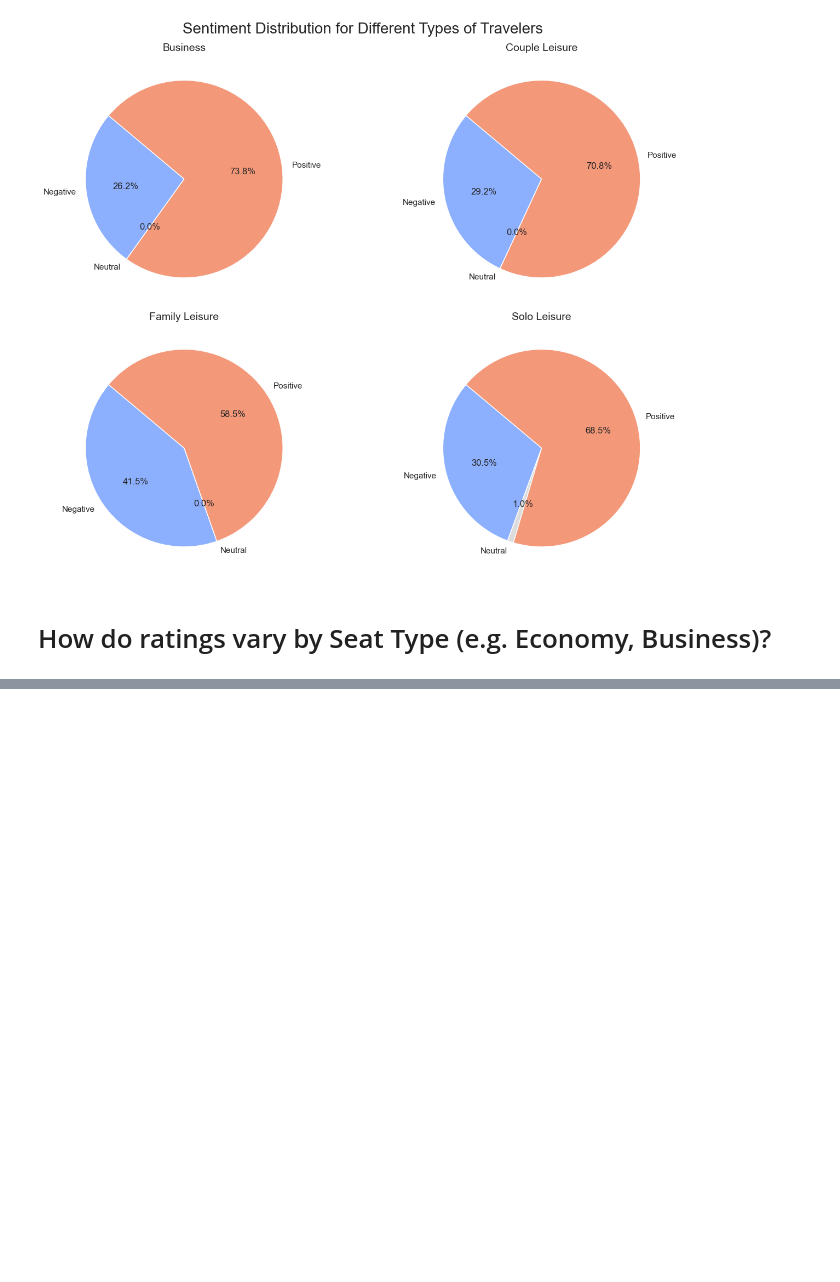
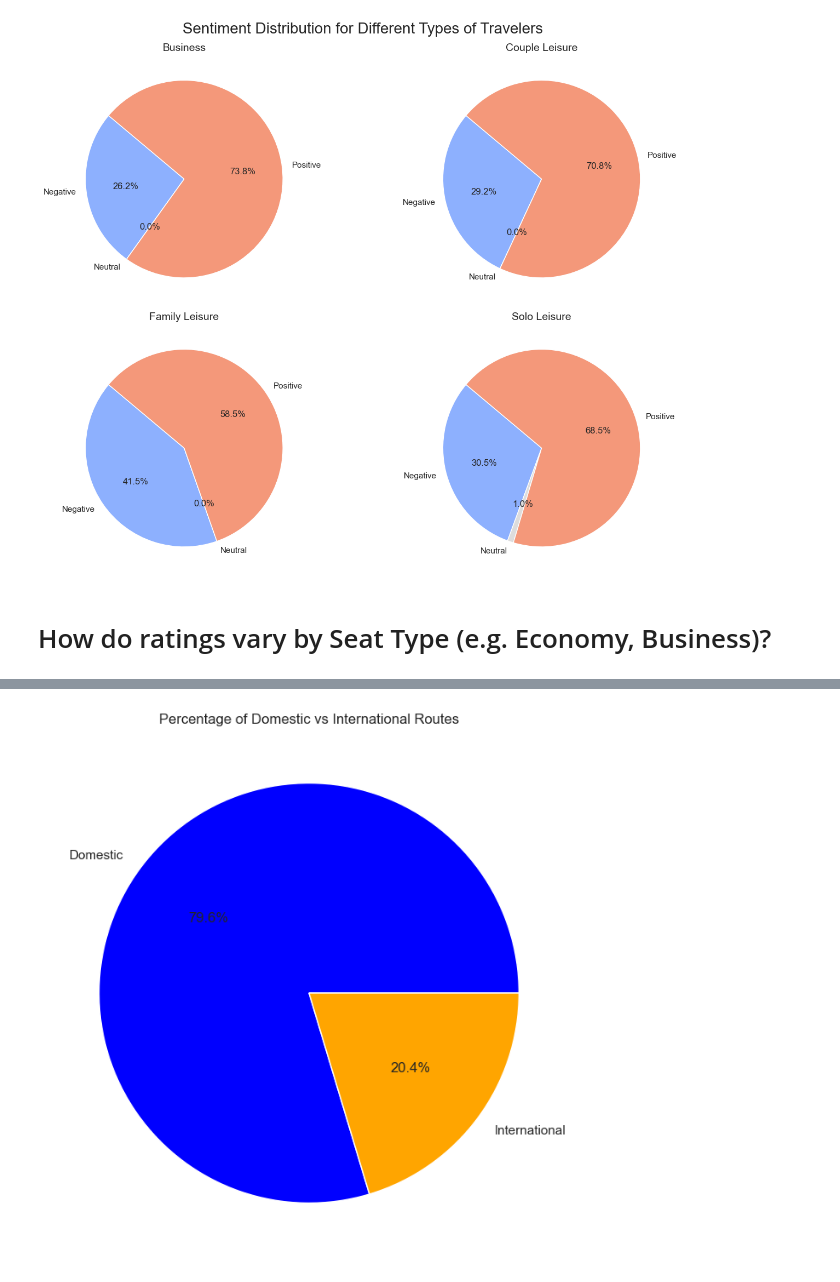
Before and after one commit to ainna-sabado/air-new-zealand-customer-feedback-analysis, a Jupyter notebook: customer-feedback-analysis.ipynb, the cells around one changed output, grey strips where cells are left out. Drawn from its saved outputs; the diff is of its cells as text; code cells hidden in the pictures; blank space fills up the shorter version.

```diff
--- a/customer-feedback-analysis.ipynb
+++ b/customer-feedback-analysis.ipynb
@@ -470,0 +796,14 @@ fig.show()
+# %%
+# Define the columns you want to keep
+columns_to_keep = ['date', 'header', 'rating', 'aircraft', 'type_of_traveller',
+                    'seat_type', 'route', 'date_flown', 'seat_comfort',
+                    'cabin_staff_service', 'food_&_beverages', 'ground_service',
+                    'wifi_&_connectivity', 'value_for_money', 'recommended',
+                    'inflight_entertainment', 'verified_status', 'review_content',
+                    'departure', 'departure_country', 'arrival', 'arrival_country', 'via']
+
+# Select only the columns you want to keep
+nz_reviews_with_routes_df = reviews_with_full_country[columns_to_keep]
+
+# Display the cleaned DataFrame
+nz_reviews_with_routes_df
@@ -470,0 +824,4 @@ fig.show()
+# %%
+# Remove duplicates and select relevant columns
+nz_reviews_with_routes_df = nz_reviews_with_routes_df.drop_duplicates(subset=['review_content'])
+nz_reviews_with_routes_df
@@ -470,0 +842,5 @@ fig.show()
+# %%
+# Drop rows where either 'departure' or 'arrival' is NaN
+nz_reviews_with_routes_df = nz_reviews_with_routes_df.dropna(subset=['departure', 'arrival'])
+
+nz_reviews_with_routes_df
@@ -470,0 +879,14 @@ fig.show()
+# %%
+# Determine if a route is domestic or international
+nz_reviews_with_routes_df['is_domestic'] = (nz_reviews_with_routes_df['departure_country'] == 'NZ') & (nz_reviews_with_routes_df['arrival_country'] == 'NZ')
+
+# Count domestic and international routes
+route_counts = nz_reviews_with_routes_df['is_domestic'].value_counts()
+
+# Prepare labels and values for plotting
+labels = ['Domestic', 'International']
+values = route_counts.values
+
+# Print counts for verification
+print(f"Domestic routes: {route_counts[True]}")
+print(f"International routes: {route_counts[False]}")
@@ -470,0 +900,8 @@ fig.show()
+# %%
+# Pie chart for domestic and international routes
+plt.figure(figsize=(8, 8))
+plt.pie(values, labels=labels, autopct='%1.1f%%', colors=['blue', 'orange'])
+plt.title('Percentage of Domestic vs International Routes')
+plt.show()
+# %% [output]
+[figure, added]
```
Also changed, not shown: parts of 32 cells of this notebook, 1 other file.
